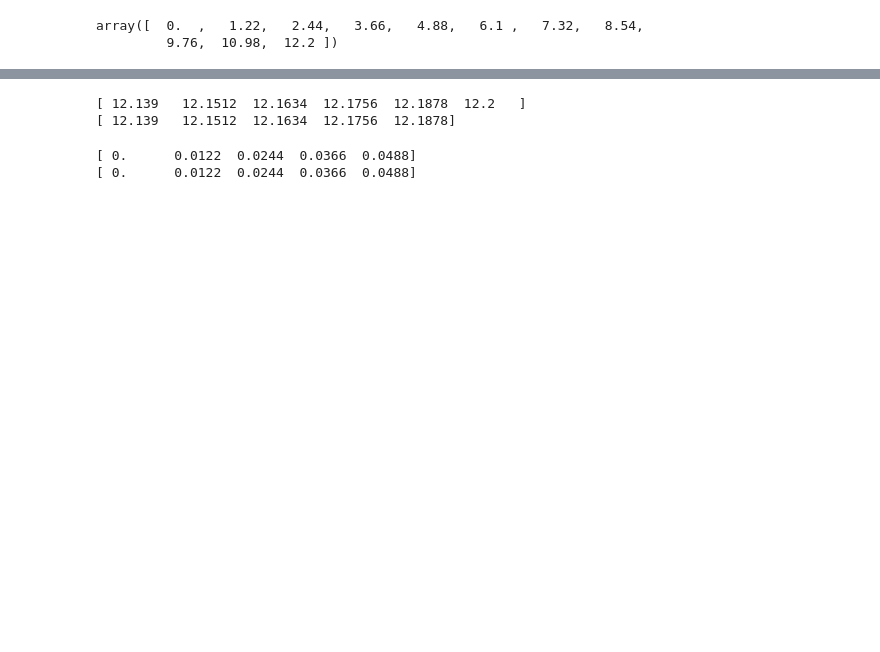
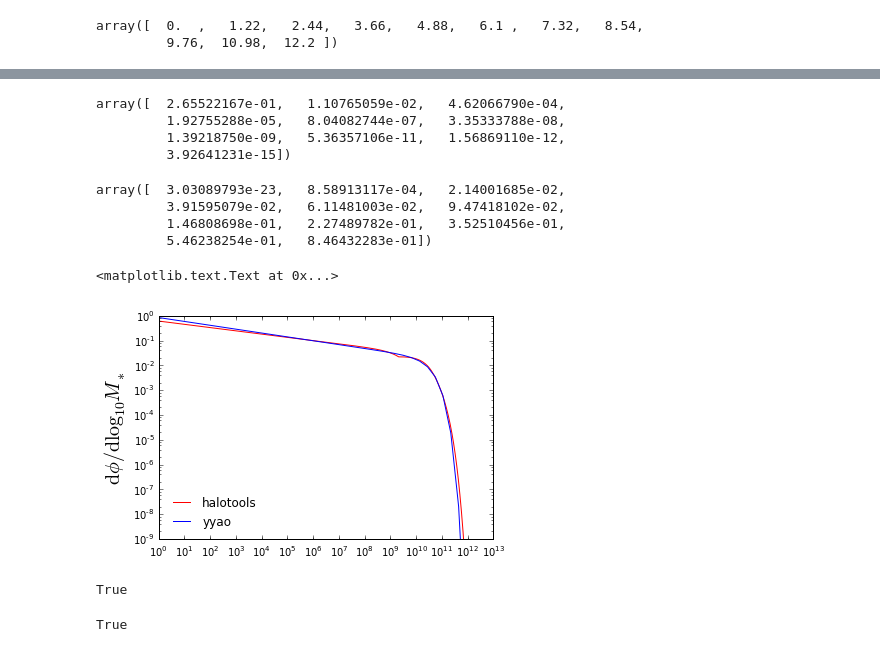
Before and after one commit to aphearin/halotools, a Jupyter notebook: test_li_white.ipynb, the cells around one changed output, grey strips where cells are left out. Cells and saved outputs as stored; diff of their text form; code cells hidden in the pictures; blank space fills up the shorter version.

```diff
--- a/test_li_white.ipynb
+++ b/test_li_white.ipynb
@@ -38,12 +25,0 @@ len(af.x_abscissa), len(af_key)
-# %%
-print(af_key[-6:])
-print(af.x_abscissa[-5:])
-# %% [output]
-[ 12.139   12.1512  12.1634  12.1756  12.1878  12.2   ]
-[ 12.139   12.1512  12.1634  12.1756  12.1878]
-# %%
-print(af_key[:5])
-print(af.x_abscissa[:5])
-# %% [output]
-[ 0.      0.0122  0.0244  0.0366  0.0488]
-[ 0.      0.0122  0.0244  0.0366  0.0488]
@@ -49,0 +28,32 @@ print(af.x_abscissa[:5])
+# %%
+dnx[::100]
+# %% [output]
+array([  2.65522167e-01,   1.10765059e-02,   4.62066790e-04,
+         1.92755288e-05,   8.04082744e-07,   3.35333788e-08,
+         1.39218750e-09,   5.36357106e-11,   1.56869110e-12,
+         3.92641231e-15])
+# %%
+dn_dlog10x[::100]
+# %% [output]
+array([  3.03089793e-23,   8.58913117e-04,   2.14001685e-02,
+         3.91595079e-02,   6.11481003e-02,   9.47418102e-02,
+         1.46808698e-01,   2.27489782e-01,   3.52510456e-01,
+         5.46238254e-01,   8.46432283e-01])
+# %%
+plt.plot(af.x_abscissa, af.dn(af.x_abscissa)*af.x_abscissa*np.log(10), color='red', label='halotools')
+plt.loglog()
+plt.plot(10**log10x, dn_dlog10x, color='blue', label='yyao')
+plt.legend(frameon=False, loc='best')
+plt.ylim(ymin = 1e-9)
+plt.ylabel(r'${\rm d}\phi/{\rm dlog}_{10}M_{\ast}$', fontsize = 20)
+# %% [output]
+<matplotlib.text.Text at 0x...>
+[figure, added]
+# %%
+np.allclose(af_key, log10x[::-1])
+# %% [output]
+True
+# %%
+np.allclose(af_val[::-1], np.log10(dn_dlog10x))
+# %% [output]
+True
```
Also changed, not shown: parts of 9 cells of this notebook, 1 other file.
